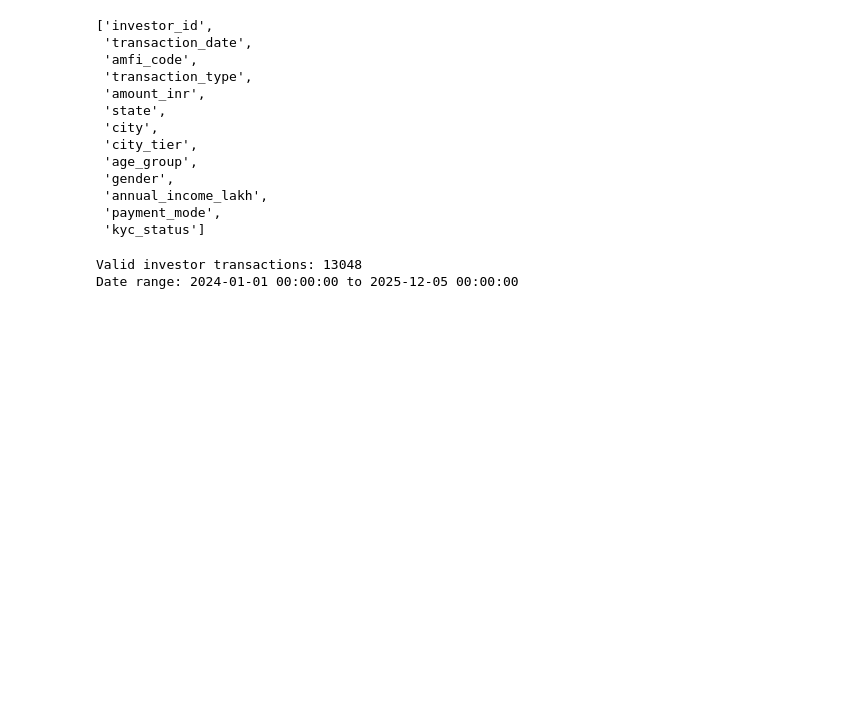
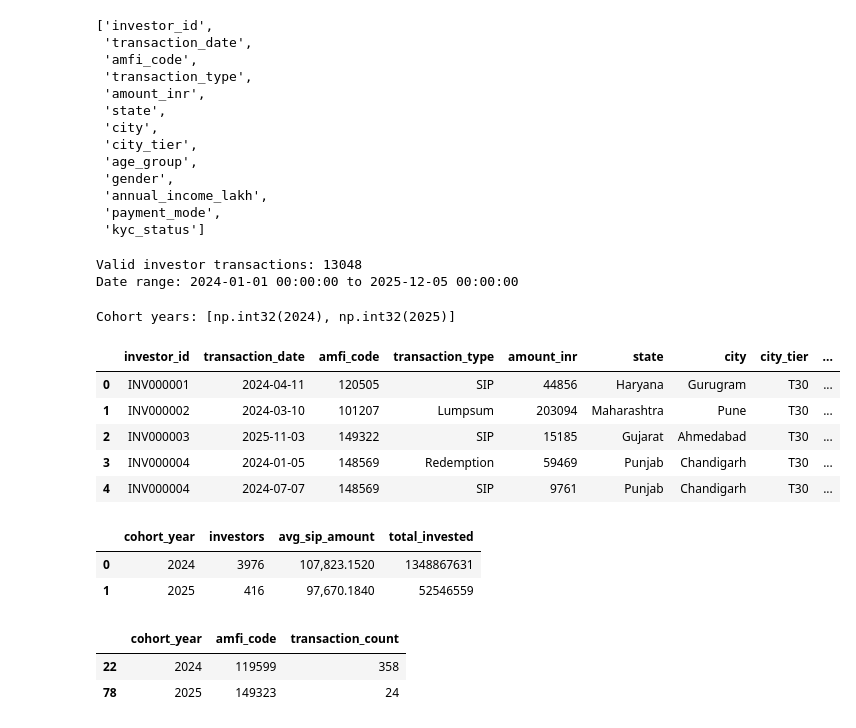
Before and after one commit to VANSHxGIT/CapstoneProject.Mutual_Fund_Analysis, a Jupyter notebook: notebooks/Advanced_Analytics.ipynb, the cells around one changed output. Drawn from its saved outputs; the diff is of its cells as text; code cells hidden in the pictures; blank space fills up the shorter version.

Commit message:
cohort analysis complete.

```diff
--- a/notebooks/Advanced_Analytics.ipynb
+++ b/notebooks/Advanced_Analytics.ipynb
@@ -526,3 +528,82 @@ print(
 # %% [output]
 Valid investor transactions: 13048
 Date range: 2024-01-01 00:00:00 to 2025-12-05 00:00:00
+# %%
+# Identify each investor's cohort
+first_transactions = (
+    investor_cohort
+    .groupby("investor_id", as_index=False)["transaction_date"]
+    .min()
+    .rename(columns={"transaction_date": "first_transaction_date"})
+)
+
+first_transactions["cohort_year"] = (
+    first_transactions["first_transaction_date"]
+    .dt.year
+)
+
+# Add cohort information back to every transaction
+investor_cohort = investor_cohort.merge(
+    first_transactions[
+        ["investor_id", "first_transaction_date", "cohort_year"]
+    ],
+    on="investor_id",
+    how="left",
+    validate="many_to_one"
+)
+
+print(
+    "Cohort years:",
+    sorted(investor_cohort["cohort_year"].dropna().unique())
+)
+
+investor_cohort.head()
+# %% [output]
+Cohort years: [np.int32(2024), np.int32(2025)]
+|  | investor_id | transaction_date | amfi_code | transaction_type | amount_inr | state | city | city_tier | ... |
+| 0 | INV000001 | 2024-04-11 | 120505 | SIP | 44856 | Haryana | Gurugram | T30 | ... |
+| 1 | INV000002 | 2024-03-10 | 101207 | Lumpsum | 203094 | Maharashtra | Pune | T30 | ... |
+| 2 | INV000003 | 2025-11-03 | 149322 | SIP | 15185 | Gujarat | Ahmedabad | T30 | ... |
+| 3 | INV000004 | 2024-01-05 | 148569 | Redemption | 59469 | Punjab | Chandigarh | T30 | ... |
+| 4 | INV000004 | 2024-07-07 | 148569 | SIP | 9761 | Punjab | Chandigarh | T30 | ... |
+# %%
+# Cohort investment summary
+cohort_summary = (
+    investor_cohort
+    .groupby("cohort_year")
+    .agg(
+        investors=("investor_id", "nunique"),
+        avg_sip_amount=("amount_inr", "mean"),
+        total_invested=("amount_inr", "sum")
+    )
+    .reset_index()
+)
+
+cohort_summary
+# %% [output]
+|  | cohort_year | investors | avg_sip_amount | total_invested |
+| 0 | 2024 | 3976 | 107,823.1520 | 1348867631 |
+| 1 | 2025 | 416 | 97,670.1840 | 52546559 |
+# %%
+# Find the top fund preferred by each cohort
+cohort_fund_counts = (
+    investor_cohort
+    .groupby(["cohort_year", "amfi_code"])
+    .size()
+    .reset_index(name="transaction_count")
+)
+
+top_cohort_funds = (
+    cohort_fund_counts
+    .sort_values(
+        ["cohort_year", "transaction_count"],
+        ascending=[True, False]
+    )
+    .drop_duplicates("cohort_year")
+)
+
+top_cohort_funds
+# %% [output]
+|  | cohort_year | amfi_code | transaction_count |
+| 22 | 2024 | 119599 | 358 |
+| 78 | 2025 | 149323 | 24 |
```
Also changed, not shown: parts of 3 cells of this notebook.
